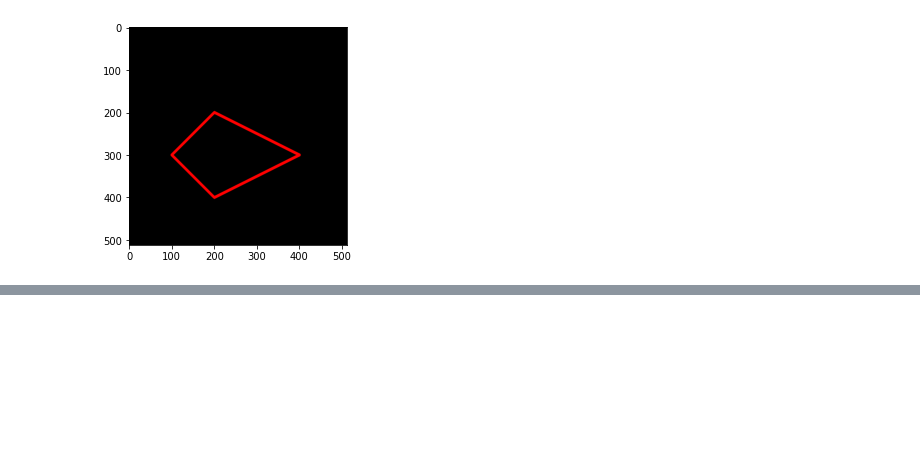
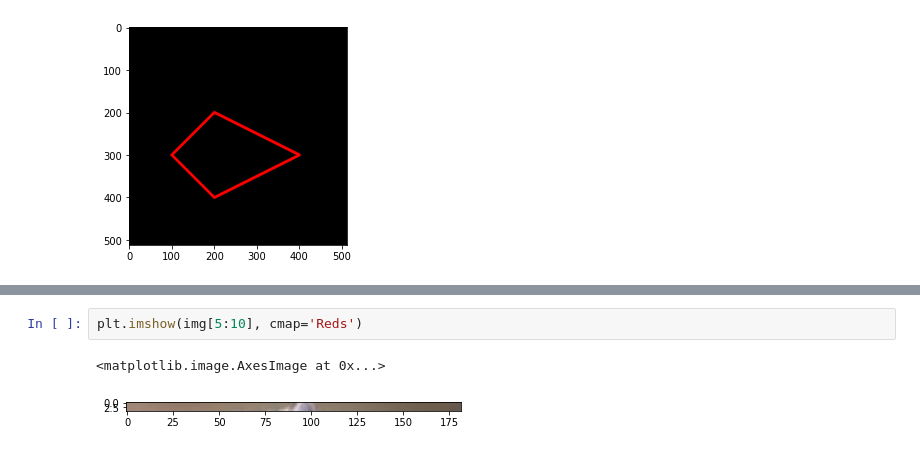
Before and after one commit to MahisaAghisni/PCVK_GENAP_2023, a Jupyter notebook: Week2.ipynb, the cells around one changed output, grey strips where cells are left out. Drawn from its saved outputs; the diff is of its cells as text; blank space fills up the shorter version.

```diff
--- a/Week2.ipynb
+++ b/Week2.ipynb
@@ -138,0 +163,5 @@ plt.imshow(black_img2)
+# %%
+plt.imshow(img[5:10], cmap='Reds')
+# %% [output]
+<matplotlib.image.AxesImage at 0x...>
+[figure, added]
```
Also changed, not shown: parts of 6 cells of this notebook.
